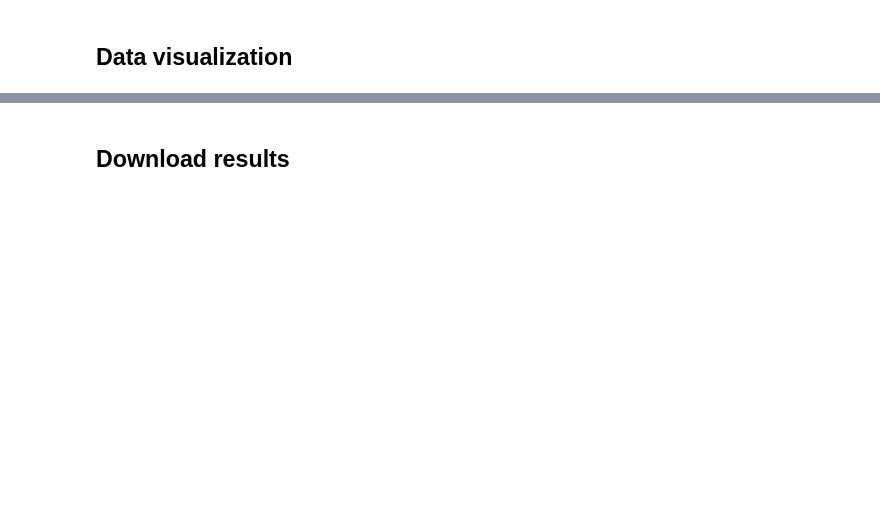
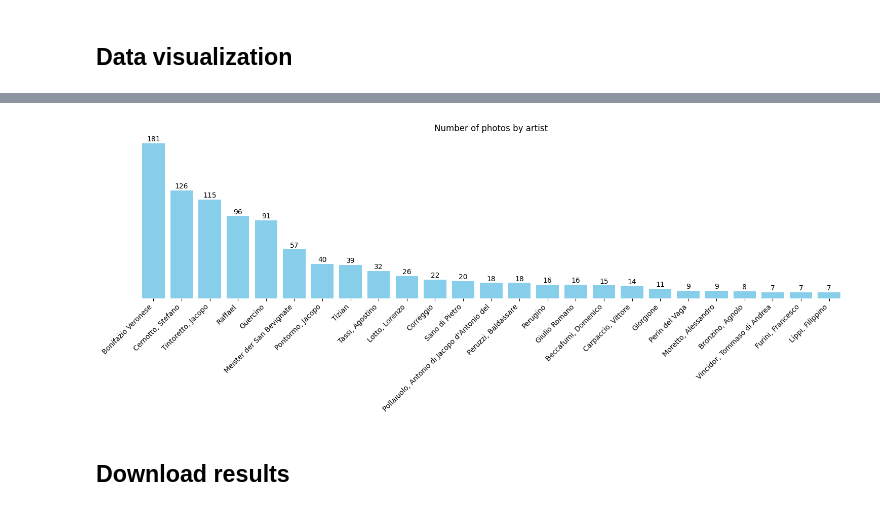
Before and after one commit to AlessandraFa/data-analysis-framework-KHI, a Jupyter notebook: Data_Analysis_Framework_for_Photo_Collection_Data_KHI.ipynb, the cells around one changed output, grey strips where cells are left out. Cells and saved outputs as stored; diff of their text form; code cells hidden in the pictures; blank space fills up the shorter version.

```diff
--- a/Data_Analysis_Framework_for_Photo_Collection_Data_KHI.ipynb
+++ b/Data_Analysis_Framework_for_Photo_Collection_Data_KHI.ipynb
@@ -62,0 +99,11 @@ Replace ___ with the name of your file?
+# %%
+photos_collection = XmlReaderKHI.get_dataframe("./saved-output.txt")
+
+# The dataframe "photos_dataframe" also includes entries of the photographs' digital version.
+photos_dataframe = photos_collection.dataframe
+
+# The dataframe "photos_dataframe_no_scan" does not contain entries of digital photos of the so-called "Cimelia" photographs.
+# It is the best option to obtain more accurate results if you are not interested in including data about the digital versions
+# of these photographs in your results.
+photos_dataframe_no_scan = photos_collection.dataframe_no_scan
+photos_dataframe_no_scan
@@ -68,0 +273,4 @@ Replace ___ with the name of your file?
+# %%
+x_widget.options = photos_collection.dataframe_no_scan.columns
+x_widget.value = photos_collection.dataframe_no_scan.columns[0]
+display(x_widget, y_widget)
@@ -69,2 +280,6 @@ Replace ___ with the name of your file?
+# %%
+photos_collection.plot_values(x_widget.value, y_widget.value)
+# %% [output]
+[figure, added]
 # %% [markdown]
 ## Download results
```
Also changed, not shown: parts of 34 cells of this notebook, 5 other files.
